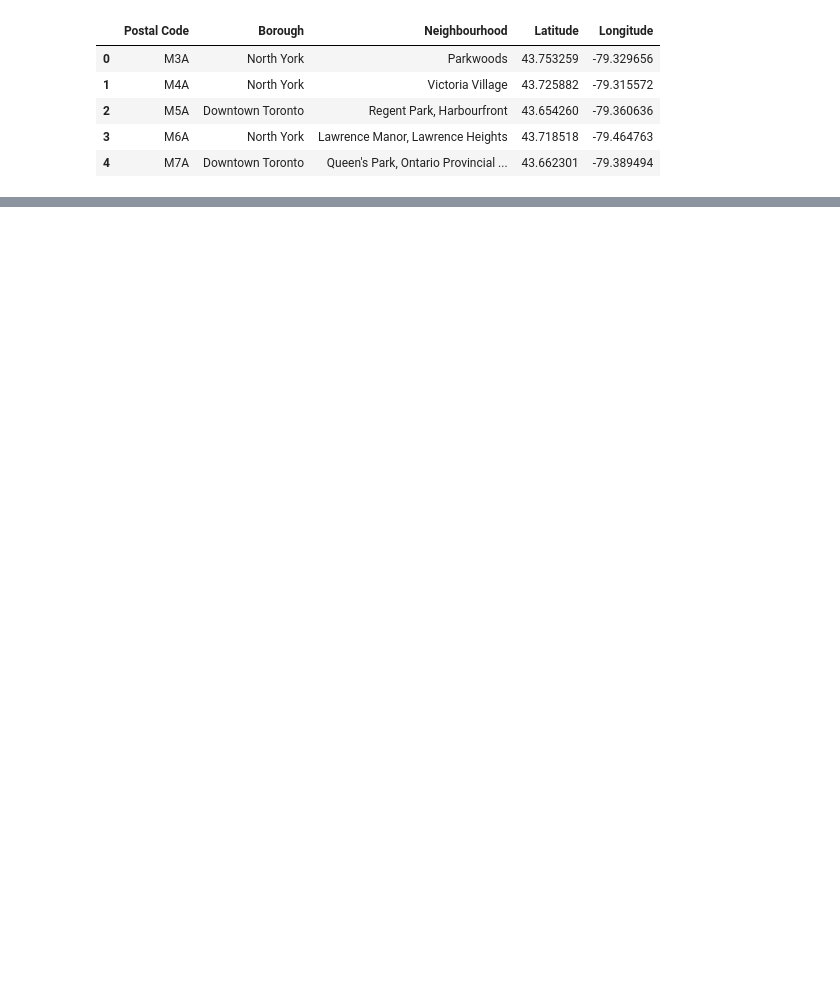
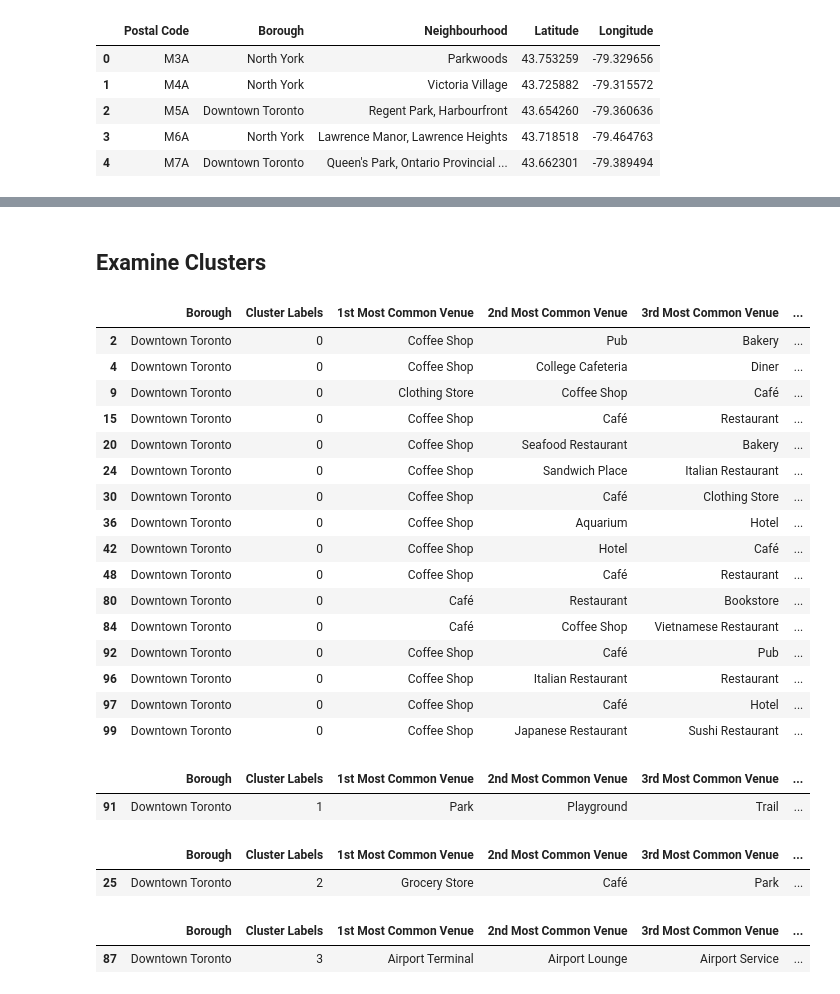
Before and after one commit to david-h-oh/Coursera_Capstone, a Jupyter notebook: scripts/Peer_graded_assignment_2.ipynb, the cells around one changed output, grey strips where cells are left out. Saved outputs shown, nothing was run; the diff lists cells and outputs as text; code cells hidden in the pictures; blank space fills up the shorter version.

```diff
--- a/scripts/Peer_graded_assignment_2.ipynb
+++ b/scripts/Peer_graded_assignment_2.ipynb
@@ -72,0 +210,27 @@ df.head()
+# %%
+def return_most_common_venues(row, num_top_venues):
+    row_categories = row.iloc[1:]
+    row_categories_sorted = row_categories.sort_values(ascending=False)
+
+    return row_categories_sorted.index.values[0:num_top_venues]
+# %%
+num_top_venues = 10
+
+indicators = ['st', 'nd', 'rd']
+
+# create columns according to number of top venues
+columns = ['Neighborhood']
+for ind in np.arange(num_top_venues):
+    try:
+        columns.append('{}{} Most Common Venue'.format(ind+1, indicators[ind]))
+    except:
+        columns.append('{}th Most Common Venue'.format(ind+1))
+
+# create a new dataframe
+neighborhoods_venues_sorted = pd.DataFrame(columns=columns)
+neighborhoods_venues_sorted['Neighborhood'] = toronto_grouped['Neighborhood']
+
+for ind in np.arange(toronto_grouped.shape[0]):
+    neighborhoods_venues_sorted.iloc[ind, 1:] = return_most_common_venues(toronto_grouped.iloc[ind, :], num_top_venues)
+
+neighborhoods_venues_sorted.head()
@@ -72,0 +246,16 @@ df.head()
+# %%
+# set the number of clusters
+k = 4
+
+# run k-means clustering
+toronto_grouped_clustering = toronto_grouped.drop('Neighborhood', axis=1)
+
+# run k-means clustering
+kmeans = KMeans(n_clusters=k, random_state=0).fit(toronto_grouped_clustering)
+# %%
+neighborhoods_venues_sorted.insert(0, 'Cluster Labels', kmeans.labels_)
+
+toronto_merged = df_t.rename(columns={'Neighbourhood': 'Neighborhood'})
+
+toronto_merged = toronto_merged.join(neighborhoods_venues_sorted.set_index('Neighborhood'), on='Neighborhood')
+toronto_merged.head()
@@ -72,0 +297,37 @@ df.head()
+# %% [markdown]
+## Examine Clusters
+# %%
+toronto_merged.loc[toronto_merged['Cluster Labels'] == 0, toronto_merged.columns[[1] + list(range(5, toronto_merged.shape[1]))]]
+# %% [output]
+|  | Borough | Cluster Labels | 1st Most Common Venue | 2nd Most Common Venue | 3rd Most Common Venue | ... |
+| 2 | Downtown Toronto | 0 | Coffee Shop | Pub | Bakery | ... |
+| 4 | Downtown Toronto | 0 | Coffee Shop | College Cafeteria | Diner | ... |
+| 9 | Downtown Toronto | 0 | Clothing Store | Coffee Shop | Café | ... |
+| 15 | Downtown Toronto | 0 | Coffee Shop | Café | Restaurant | ... |
+| 20 | Downtown Toronto | 0 | Coffee Shop | Seafood Restaurant | Bakery | ... |
+| 24 | Downtown Toronto | 0 | Coffee Shop | Sandwich Place | Italian Restaurant | ... |
+| 30 | Downtown Toronto | 0 | Coffee Shop | Café | Clothing Store | ... |
+| 36 | Downtown Toronto | 0 | Coffee Shop | Aquarium | Hotel | ... |
+| 42 | Downtown Toronto | 0 | Coffee Shop | Hotel | Café | ... |
+| 48 | Downtown Toronto | 0 | Coffee Shop | Café | Restaurant | ... |
+| 80 | Downtown Toronto | 0 | Café | Restaurant | Bookstore | ... |
+| 84 | Downtown Toronto | 0 | Café | Coffee Shop | Vietnamese Restaurant | ... |
+| 92 | Downtown Toronto | 0 | Coffee Shop | Café | Pub | ... |
+| 96 | Downtown Toronto | 0 | Coffee Shop | Italian Restaurant | Restaurant | ... |
+| 97 | Downtown Toronto | 0 | Coffee Shop | Café | Hotel | ... |
+| 99 | Downtown Toronto | 0 | Coffee Shop | Japanese Restaurant | Sushi Restaurant | ... |
+# %%
+toronto_merged.loc[toronto_merged['Cluster Labels'] == 1, toronto_merged.columns[[1] + list(range(5, toronto_merged.shape[1]))]]
+# %% [output]
+|  | Borough | Cluster Labels | 1st Most Common Venue | 2nd Most Common Venue | 3rd Most Common Venue | ... |
+| 91 | Downtown Toronto | 1 | Park | Playground | Trail | ... |
+# %%
+toronto_merged.loc[toronto_merged['Cluster Labels'] == 2, toronto_merged.columns[[1] + list(range(5, toronto_merged.shape[1]))]]
+# %% [output]
+|  | Borough | Cluster Labels | 1st Most Common Venue | 2nd Most Common Venue | 3rd Most Common Venue | ... |
+| 25 | Downtown Toronto | 2 | Grocery Store | Café | Park | ... |
+# %%
+toronto_merged.loc[toronto_merged['Cluster Labels'] == 3, toronto_merged.columns[[1] + list(range(5, toronto_merged.shape[1]))]]
+# %% [output]
+|  | Borough | Cluster Labels | 1st Most Common Venue | 2nd Most Common Venue | 3rd Most Common Venue | ... |
+| 87 | Downtown Toronto | 3 | Airport Terminal | Airport Lounge | Airport Service | ... |
```
Also changed, not shown: parts of 32 cells of this notebook.
